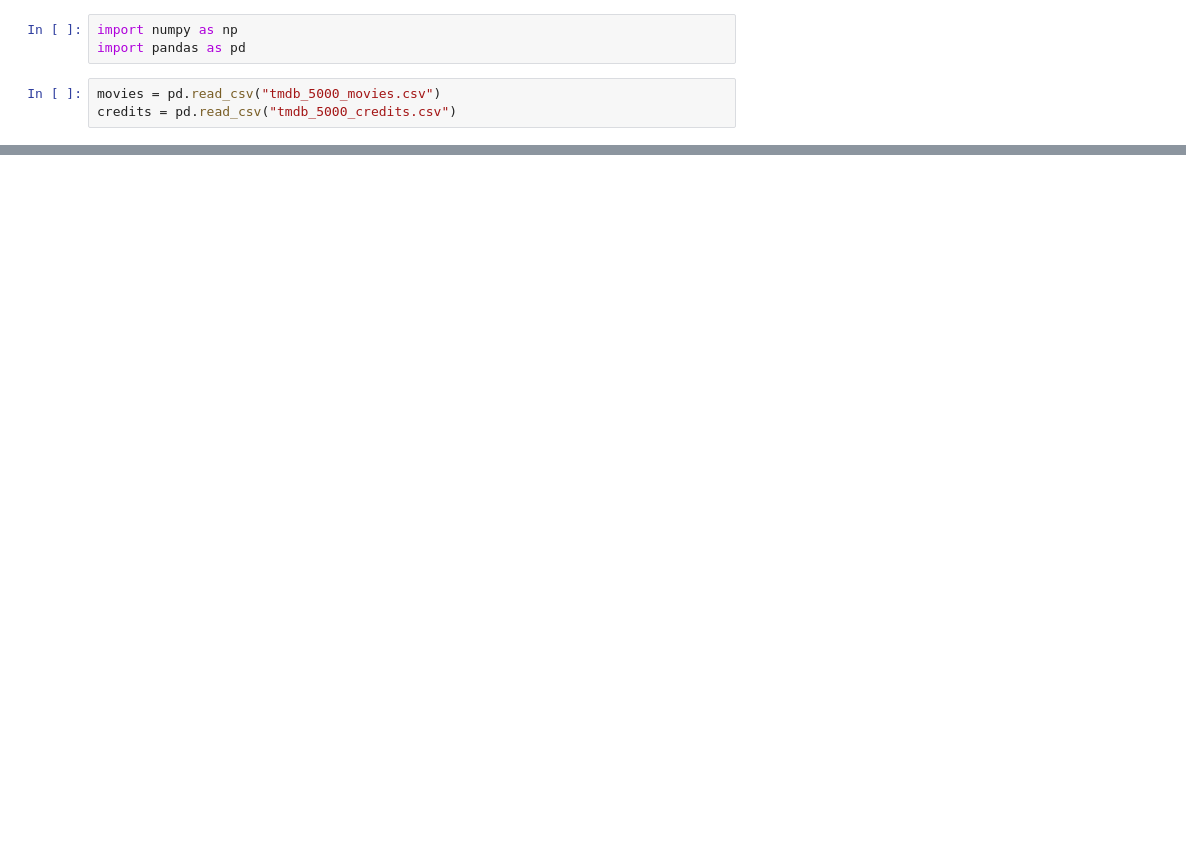
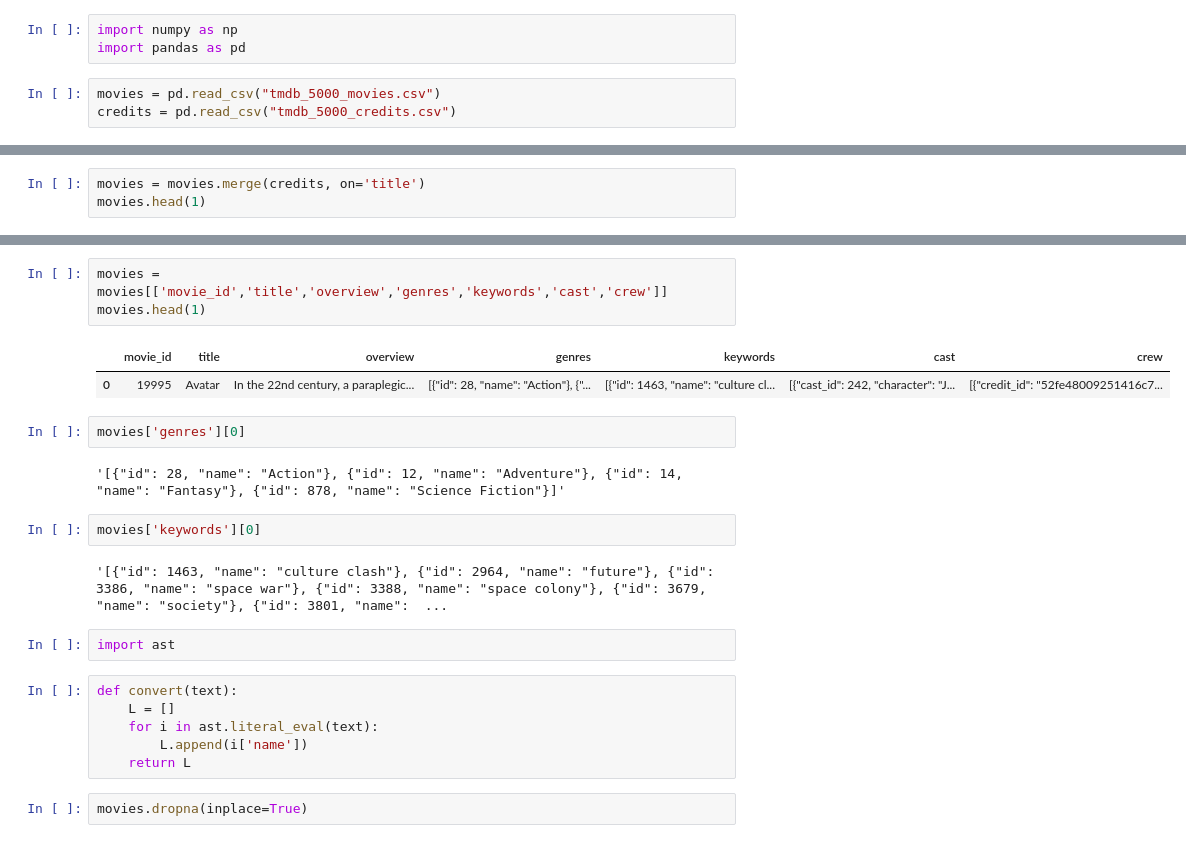
Before and after one commit to smabid2018/Netflix_movies_recomendation_System, a Jupyter notebook: Movies_Recomendation_System.ipynb, the cells around one changed output, grey strips where cells are left out. Saved outputs shown, nothing was run; the diff lists cells and outputs as text; blank space fills up the shorter version.

```diff
--- a/Movies_Recomendation_System.ipynb
+++ b/Movies_Recomendation_System.ipynb
@@ -11,0 +17,3 @@ movies.head(1)
+# %%
+movies = movies.merge(credits, on='title')
+movies.head(1)
@@ -11,0 +38,24 @@ movies.head(1)
+# %%
+movies = movies[['movie_id','title','overview','genres','keywords','cast','crew']]
+movies.head(1)
+# %% [output]
+|  | movie_id | title | overview | genres | keywords | cast | crew |
+| 0 | 19995 | Avatar | In the 22nd century, a paraplegic... | [{"id": 28, "name": "Action"}, {"... | [{"id": 1463, "name": "culture cl... | [{"cast_id": 242, "character": "J... | [{"credit_id": "52fe48009251416c7... |
+# %%
+movies['genres'][0]
+# %% [output]
+'[{"id": 28, "name": "Action"}, {"id": 12, "name": "Adventure"}, {"id": 14, "name": "Fantasy"}, {"id": 878, "name": "Science Fiction"}]'
+# %%
+movies['keywords'][0]
+# %% [output]
+'[{"id": 1463, "name": "culture clash"}, {"id": 2964, "name": "future"}, {"id": 3386, "name": "space war"}, {"id": 3388, "name": "space colony"}, {"id": 3679, "name": "society"}, {"id": 3801, "name":  ...
+# %%
+import ast
+# %%
+def convert(text):
+    L = []
+    for i in ast.literal_eval(text):
+        L.append(i['name'])
+    return L
+# %%
+movies.dropna(inplace=True)
```
Also changed, not shown: parts of 15 cells of this notebook, 1 other file.
